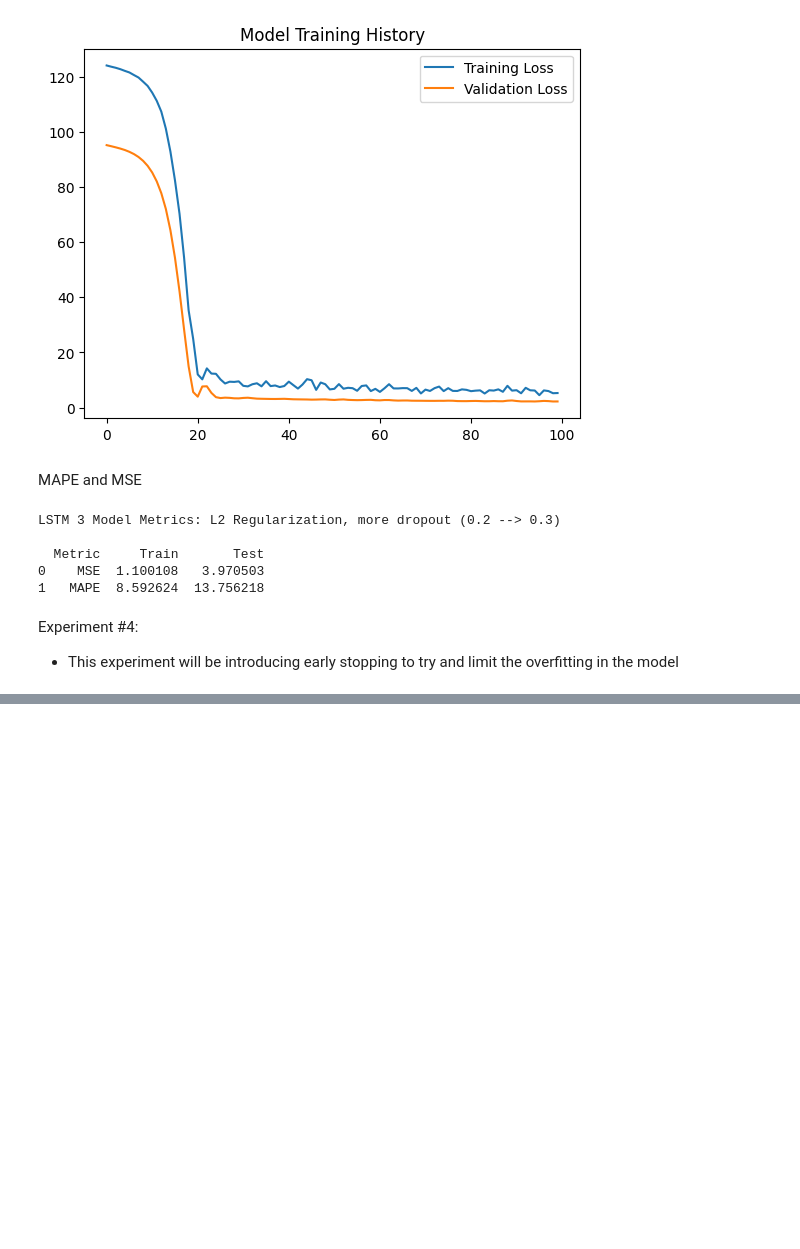
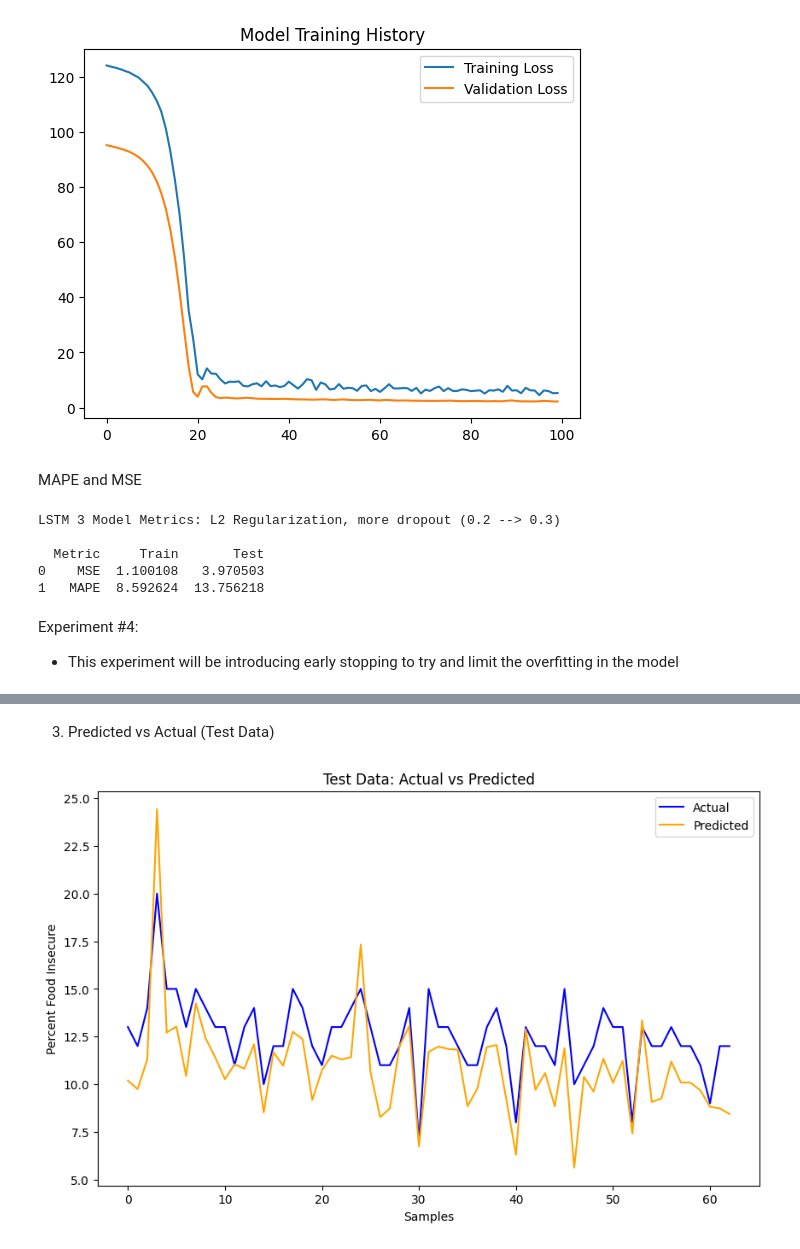
Before and after one commit to jonburns2454/DATA_698, a Jupyter notebook: DATA_698_MASTERS_PROJECT.ipynb, the cells around one changed output, grey strips where cells are left out. Drawn from its saved outputs; the diff is of its cells as text; code cells hidden in the pictures; blank space fills up the shorter version.

```diff
--- a/DATA_698_MASTERS_PROJECT.ipynb
+++ b/DATA_698_MASTERS_PROJECT.ipynb
@@ -1403,0 +1184,13 @@ print(results)
+# %% [markdown]
+3. Predicted vs Actual (Test Data)
+# %%
+plt.figure(figsize=(10, 6))
+plt.plot(y_test, label='Actual', color='blue')
+plt.plot(test_pred, label='Predicted', color='orange')
+plt.title('Test Data: Actual vs Predicted')
+plt.xlabel('Samples')
+plt.ylabel('Percent Food Insecure')
+plt.legend()
+plt.show()
+# %% [output]
+[figure, added]
```
Also changed, not shown: parts of 24 cells of this notebook.
